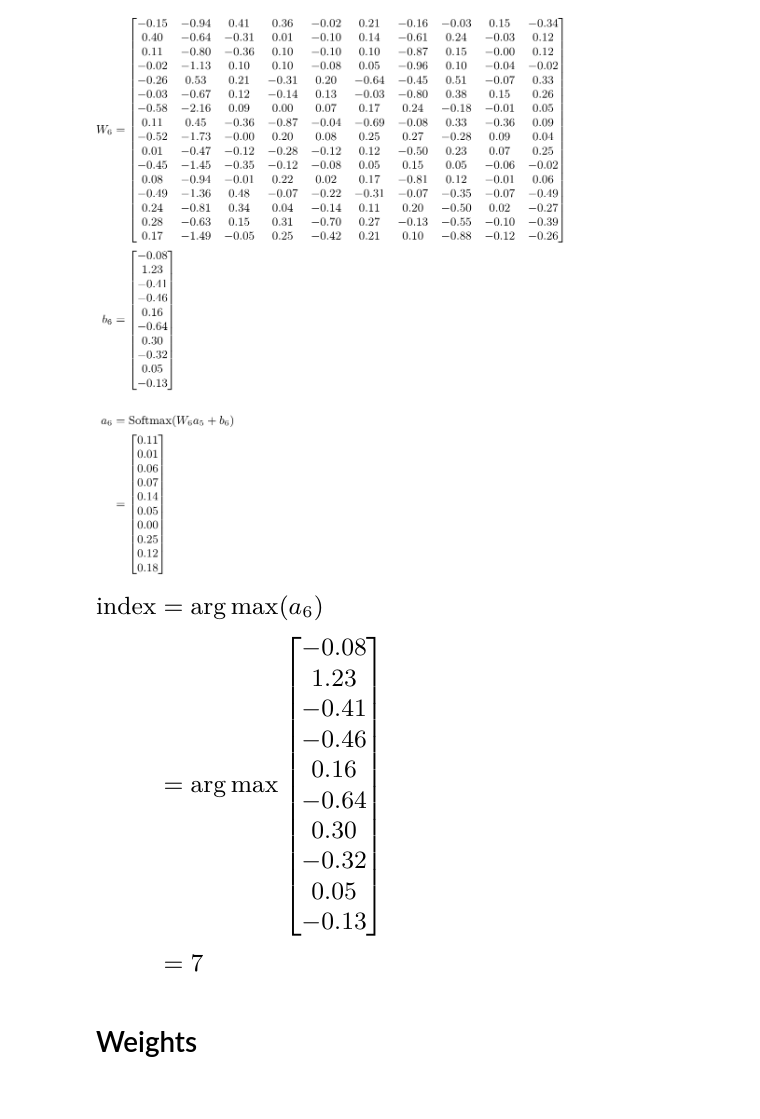
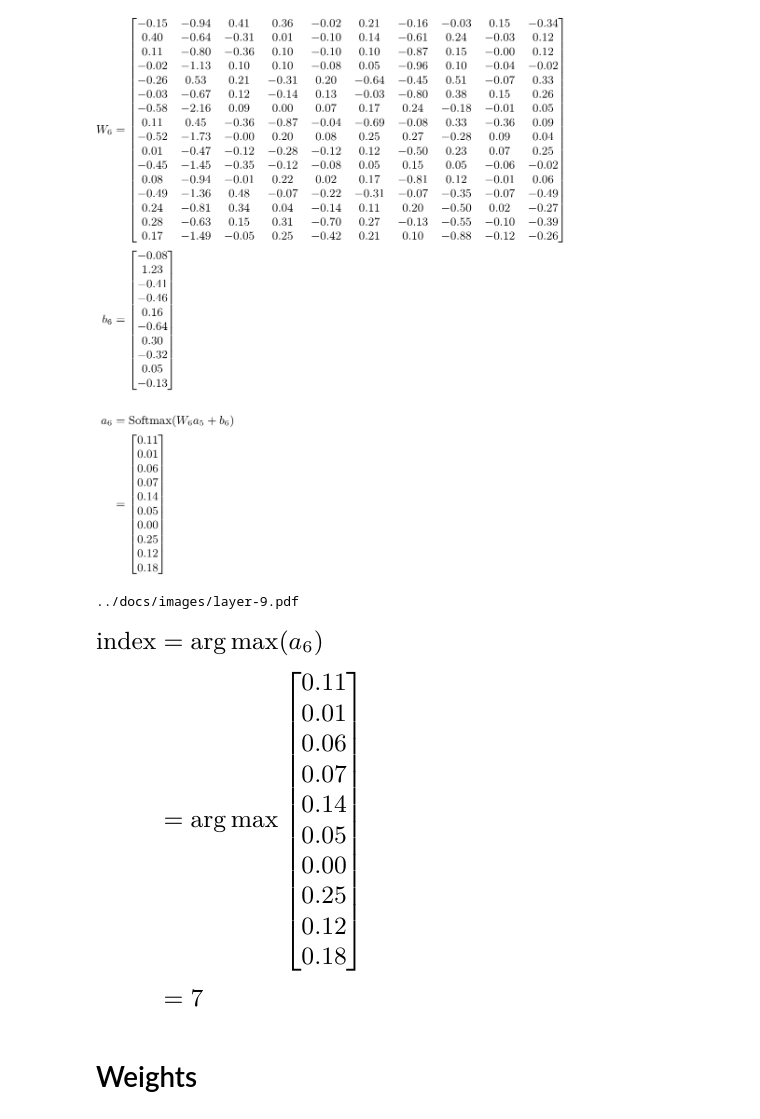
Before and after one commit to maxkferg/python-pmml, a Jupyter notebook: notebooks/Evaluate Model.ipynb, the cells around one changed output. Cells and saved outputs as stored; diff of their text form; code cells hidden in the pictures.

```diff
--- a/notebooks/Evaluate Model.ipynb
+++ b/notebooks/Evaluate Model.ipynb
@@ -21,6 +21,7 @@ os.environ['KMP_DUPLICATE_LIB_OK'] = 'True'
 # %% [markdown]
 ## Test Latex Compiler
 # %%
+import shutil
 from PIL import Image
 from pylatex import Document, NoEscape, SmallText, Command
 from pdf2image import convert_from_path
@@ -29,6 +30,20 @@ from pylatex.base_classes.command import Options
 print(Command('documentclass',
          options=Options('12pt', 'a4paper', 'twoside'),
          arguments='article').dumps())
+
+def render_latex_to_pdf(latex, filename):
+    """Render Latex code to a PDF"""
+    temp_filename = "jupyter_tmp"
+    doc = Document(temp_filename, documentclass='standalone', page_numbers=False)
+    doc.preamble.append(Command('usepackage', 'amsmath'))
+    doc.append(SmallText(NoEscape(latex)))
+    try:
+        doc.generate_pdf(filename, clean_tex=False)
+    except Exception as e:
+        print("Silent Error")
+    shutil.move(filename + '.pdf', filename)
+    return filename
+
 
 def render_latex(latex):
     """Render Latex code to an image"""
@@ -363,16 +378,20 @@ img
 # %%
 layernum = 9
 argmax = np.argmax(output)
 raw =  r"$\begin{aligned}" + "\n"
 raw += r"\text{index} &= \arg\max (a_6) \\" + "\n"
-raw += r"&= \arg\max " + bmatrix(weights[1]) + r"\\" + "\n"
+raw += r"&= \arg\max " + bmatrix(output[0]) + r"\\" + "\n"
 raw += r"&= " + str(argmax) + " \end{aligned}$" + "\n"
+
+pdf = render_latex_to_pdf(raw, f"../docs/images/layer-{layernum}.pdf")
+print(pdf)
 
 img = render_latex(raw)
 img.save(f"../docs/images/layer-{layernum}.png")
 img
 # %% [output]
+../docs/images/layer-9.pdf
-[figure, old version]
+[figure, new version]
 # %% [markdown]
 # Weights
 # %%
```
Also changed, not shown: 33 other files.
